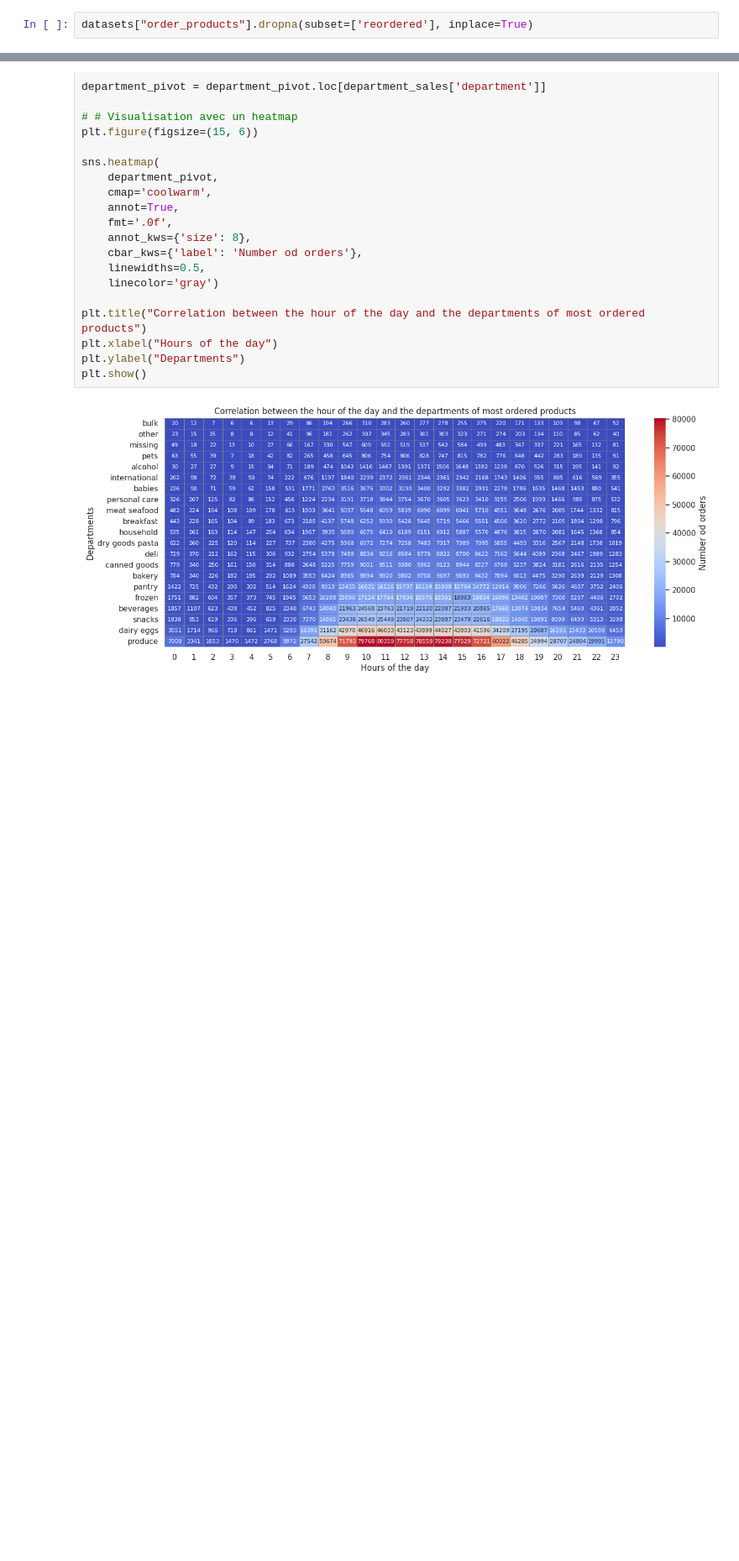
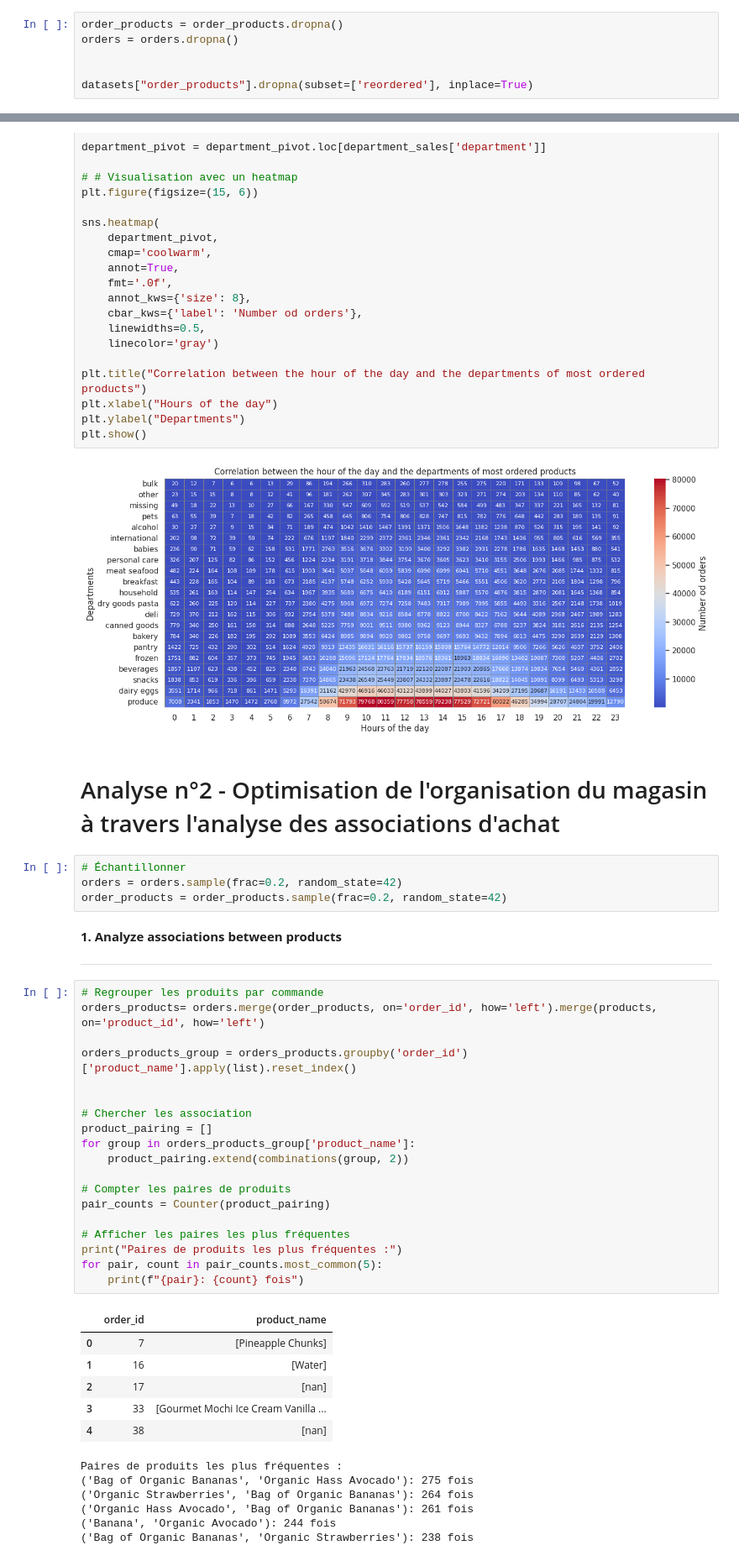
Before and after one commit to LisaRXN/bigdata_python, a Jupyter notebook: Bigdata_project.ipynb, the cells around one changed output, grey strips where cells are left out. Shown at 84% size. Cells and saved outputs as stored; diff of their text form; blank space fills up the shorter version.

```diff
--- a/Bigdata_project.ipynb
+++ b/Bigdata_project.ipynb
@@ -107,4 +115,8 @@ Nettoyage des données inutiles
 
 ---
 # %%
+order_products = order_products.dropna()
+orders = orders.dropna()
+
+
 datasets["order_products"].dropna(subset=['reordered'], inplace=True)
@@ -470,3 +482,45 @@ plt.ylabel("Departments")
 plt.show()
 # %% [output]
 [figure]
+# %% [markdown]
+# Analyse n°2 - Optimisation de l'organisation du magasin à travers l'analyse des associations d'achat
+# %%
+# Échantillonner
+orders = orders.sample(frac=0.2, random_state=42)
+order_products = order_products.sample(frac=0.2, random_state=42)
+# %% [markdown]
+**1. Analyze associations between products**
+
+---
+# %%
+# Regrouper les produits par commande
+orders_products= orders.merge(order_products, on='order_id', how='left').merge(products, on='product_id', how='left')
+
+orders_products_group = orders_products.groupby('order_id')['product_name'].apply(list).reset_index()
+
+
+# Chercher les association
+product_pairing = []
+for group in orders_products_group['product_name']:
+    product_pairing.extend(combinations(group, 2))
+
+# Compter les paires de produits
+pair_counts = Counter(product_pairing)
+
+# Afficher les paires les plus fréquentes
+print("Paires de produits les plus fréquentes :")
+for pair, count in pair_counts.most_common(5):
+    print(f"{pair}: {count} fois")
+# %% [output]
+|  | order_id | product_name |
+| 0 | 7 | [Pineapple Chunks] |
+| 1 | 16 | [Water] |
+| 2 | 17 | [nan] |
+| 3 | 33 | [Gourmet Mochi Ice Cream Vanilla ... |
+| 4 | 38 | [nan] |
+Paires de produits les plus fréquentes :
+('Bag of Organic Bananas', 'Organic Hass Avocado'): 275 fois
+('Organic Strawberries', 'Bag of Organic Bananas'): 264 fois
+('Organic Hass Avocado', 'Bag of Organic Bananas'): 261 fois
+('Banana', 'Organic Avocado'): 244 fois
+('Bag of Organic Bananas', 'Organic Strawberries'): 238 fois
```
Also changed, not shown: parts of 10 cells of this notebook.
